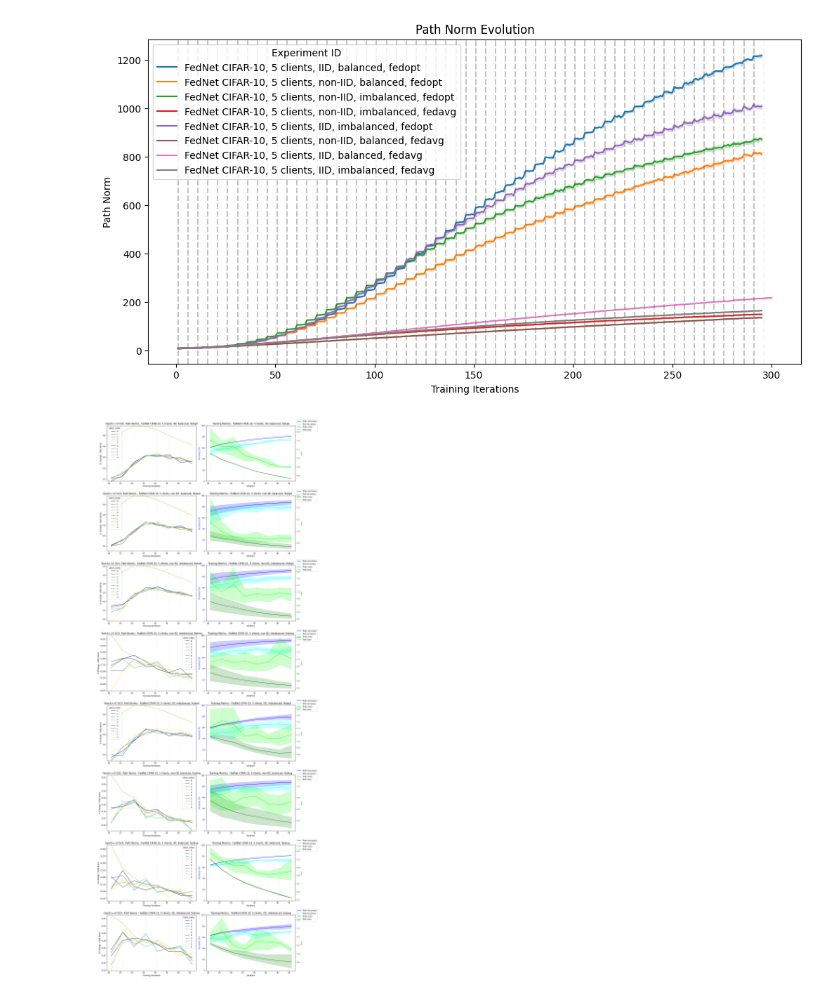
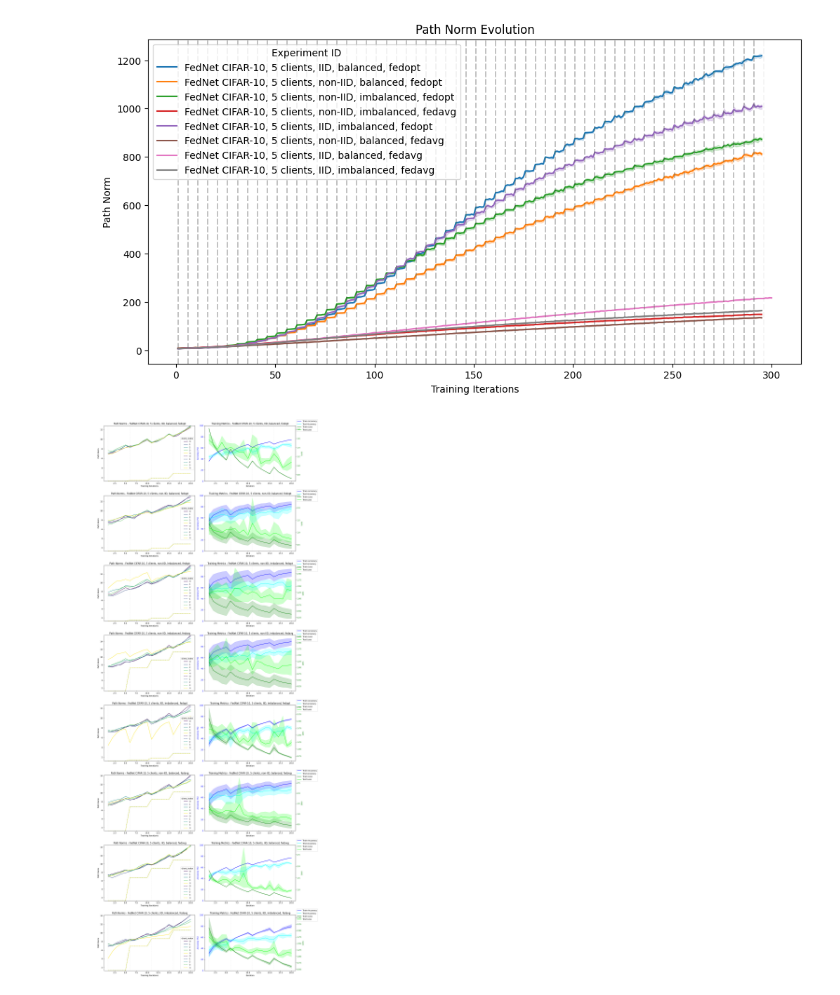
Before and after one commit to vaughankraska/fedland, a Jupyter notebook: scripts/analyze_fednet_cifar_5c.ipynb, the cells around one changed output. Saved outputs shown, nothing was run; the diff lists cells and outputs as text; code cells hidden in the pictures.

Commit message:
plots and estimates report

```diff
--- a/scripts/analyze_fednet_cifar_5c.ipynb
+++ b/scripts/analyze_fednet_cifar_5c.ipynb
@@ -68,6 +68,6 @@ plt.show()
 ['FedNet CIFAR-10, 5 clients, IID, balanced, fedopt', 'FedNet CIFAR-10, 5 clients, non-IID, balanced, fedopt', 'FedNet CIFAR-10, 5 clients, non-IID, imbalanced, fedopt', 'FedNet CIFAR-10, 5 clients, n ...
 [figure]
 # %%
-plot_results_overview(df, "../results", epoch=0, pct_change=True, iter_window=(11, 50))
+plot_results_overview(df, "../results", epoch=None, pct_change=False, iter_window=(0, 20))
 # %% [output]
-[figure, old version]
+[figure, new version]
```
Also changed, not shown: parts of 1 cell of this notebook, 5 other files.
